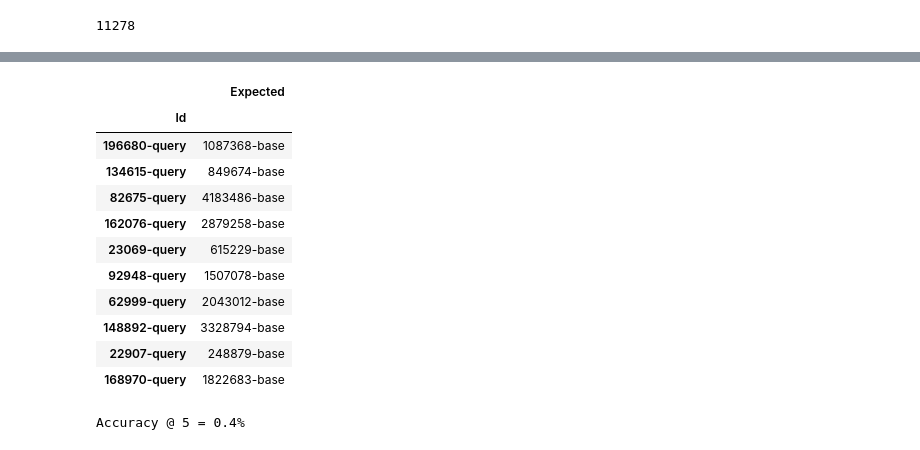
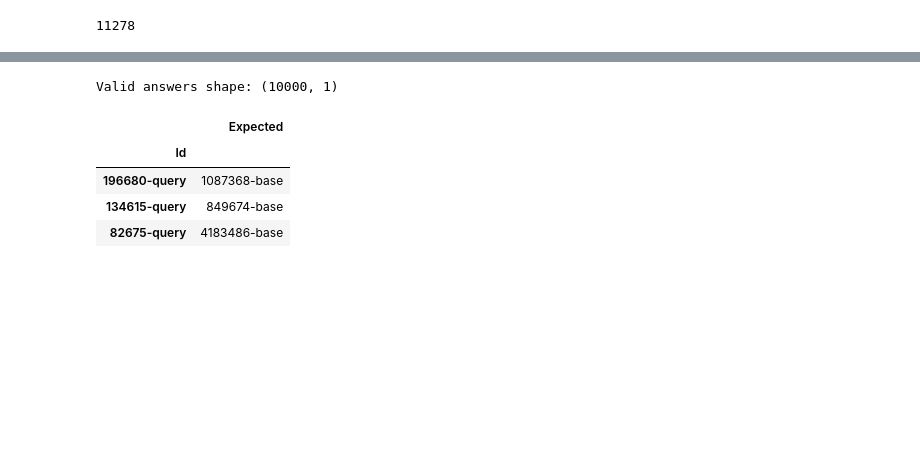
Before and after one commit to ilia-no/products-matching, a Jupyter notebook: notebook ver2.ipynb, the cells around one changed output, grey strips where cells are left out. Drawn from its saved outputs; the diff is of its cells as text; code cells hidden in the pictures; blank space fills up the shorter version.

```diff
--- a/Notebook R.ipynb
+++ b/notebook ver2.ipynb
@@ -67,10 +34,7 @@ pd.set_option('display.max_columns', None)
 !ls data
 # %% [output]
 big   small
-# %%
-small = 1
-
-df_dir = os.path.join('data', "small" if small else "big")
-
-def dataset_path(filename, dir=df_dir):
-    return os.path.join(dir, filename)
+# %%
+# функция для получения пути к датасету
+def dataset_path(filename, small=True):
+    return os.path.join("data", "small" if small else "big", filename)
@@ -179,23 +173,11 @@ Wall time: 288 ms
 # %%
-valid_true = pd.read_csv(dataset_path("validation_answer.csv"), index_col=0)
-valid_true.head(10)
+y = pd.read_csv(dataset_path("validation_answer.csv"), index_col=0)
+print('Valid answers shape:', y.shape)
+y.head(3)
 # %% [output]
+Valid answers shape: (10000, 1)
 |  | Expected |
 | Id |  |
 | 196680-query | 1087368-base |
 | 134615-query | 849674-base |
 | 82675-query | 4183486-base |
-| 162076-query | 2879258-base |
-| 23069-query | 615229-base |
-| 92948-query | 1507078-base |
-| 62999-query | 2043012-base |
-| 148892-query | 3328794-base |
-| 22907-query | 248879-base |
-| 168970-query | 1822683-base |
-# %%
-acc = 0
-for target, el in zip(valid_true['Expected'].values.tolist(), idx.tolist()):
-    acc += int(target in [base_index[r] for r in el])
-print(f'Accuracy @ {candidate_number} = {acc / len(idx):.1%}')
-# %% [output]
-Accuracy @ 5 = 0.4%
```
Also changed, not shown: parts of 44 cells of this notebook, 1 other file.
